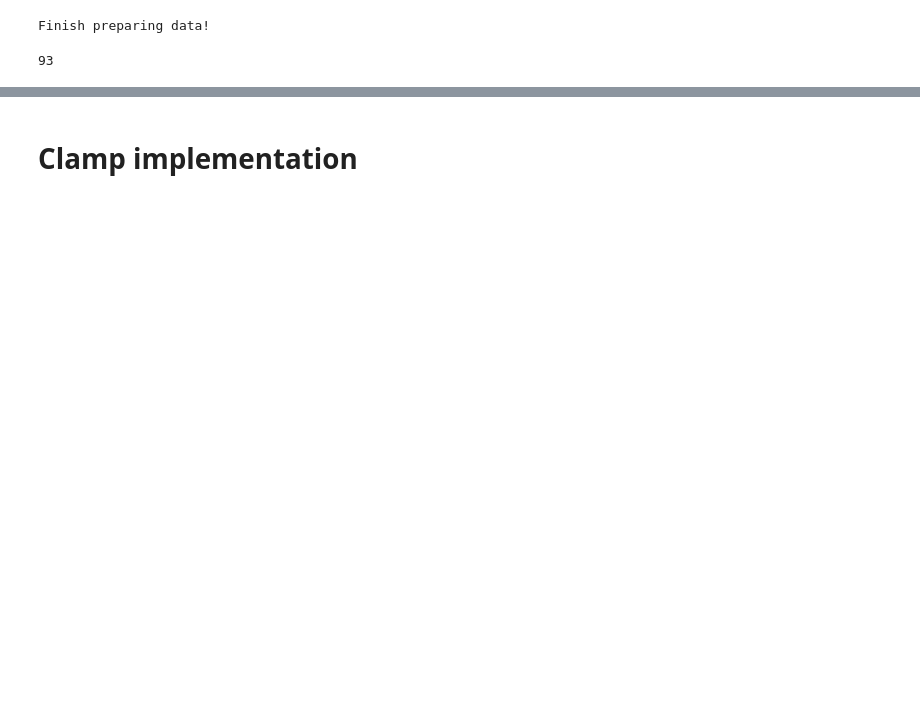
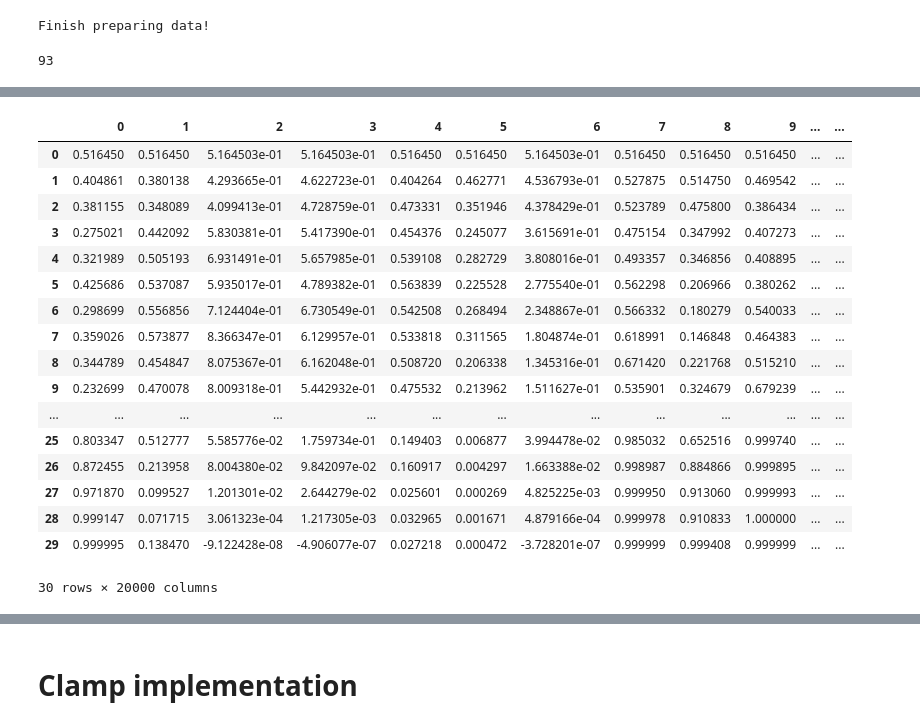
Before and after one commit to dario-bolli/deep-hedging, a Jupyter notebook: Colab_Run.ipynb, the cells around one changed output, grey strips where cells are left out. Drawn from its saved outputs; the diff is of its cells as text; code cells hidden in the pictures; blank space fills up the shorter version.

```diff
--- a/Colab_Run.ipynb
+++ b/Colab_Run.ipynb
@@ -292,0 +382,19 @@ plt.show()
+# %%
+import pandas as pd
+#options = pd.DataFrame(np.array(option)[:,:])
+#wealths = pd.DataFrame(np.array(change_wealth)[:,:,0])
+fig,ax = plt.subplots()
+
+#ax.plot(options[0],label='options')
+ax.plot(wealths.iloc[:,:20],label='wealth')
+
+ax.set(ylabel='Wealth',xlabel='Days')
+
+fig,ax = plt.subplots()
+
+ax.plot(options.iloc[:,:20],label='options')
+#ax.plot(wealths,label='wealth')
+
+ax.set(ylabel='Srtaetgy',xlabel='Days')
+options
+# %% [output]
@@ -292,0 +405,18 @@ plt.show()
+|  | 0 | 1 | 2 | 3 | 4 | 5 | 6 | 7 | 8 | 9 | ... | ... |
+| 0 | 0.516450 | 0.516450 | 5.164503e-01 | 5.164503e-01 | 0.516450 | 0.516450 | 5.164503e-01 | 0.516450 | 0.516450 | 0.516450 | ... | ... |
+| 1 | 0.404861 | 0.380138 | 4.293665e-01 | 4.622723e-01 | 0.404264 | 0.462771 | 4.536793e-01 | 0.527875 | 0.514750 | 0.469542 | ... | ... |
+| 2 | 0.381155 | 0.348089 | 4.099413e-01 | 4.728759e-01 | 0.473331 | 0.351946 | 4.378429e-01 | 0.523789 | 0.475800 | 0.386434 | ... | ... |
+| 3 | 0.275021 | 0.442092 | 5.830381e-01 | 5.417390e-01 | 0.454376 | 0.245077 | 3.615691e-01 | 0.475154 | 0.347992 | 0.407273 | ... | ... |
+| 4 | 0.321989 | 0.505193 | 6.931491e-01 | 5.657985e-01 | 0.539108 | 0.282729 | 3.808016e-01 | 0.493357 | 0.346856 | 0.408895 | ... | ... |
+| 5 | 0.425686 | 0.537087 | 5.935017e-01 | 4.789382e-01 | 0.563839 | 0.225528 | 2.775540e-01 | 0.562298 | 0.206966 | 0.380262 | ... | ... |
+| 6 | 0.298699 | 0.556856 | 7.124404e-01 | 6.730549e-01 | 0.542508 | 0.268494 | 2.348867e-01 | 0.566332 | 0.180279 | 0.540033 | ... | ... |
+| 7 | 0.359026 | 0.573877 | 8.366347e-01 | 6.129957e-01 | 0.533818 | 0.311565 | 1.804874e-01 | 0.618991 | 0.146848 | 0.464383 | ... | ... |
+| 8 | 0.344789 | 0.454847 | 8.075367e-01 | 6.162048e-01 | 0.508720 | 0.206338 | 1.345316e-01 | 0.671420 | 0.221768 | 0.515210 | ... | ... |
+| 9 | 0.232699 | 0.470078 | 8.009318e-01 | 5.442932e-01 | 0.475532 | 0.213962 | 1.511627e-01 | 0.535901 | 0.324679 | 0.679239 | ... | ... |
+| ... | ... | ... | ... | ... | ... | ... | ... | ... | ... | ... | ... | ... |
+| 25 | 0.803347 | 0.512777 | 5.585776e-02 | 1.759734e-01 | 0.149403 | 0.006877 | 3.994478e-02 | 0.985032 | 0.652516 | 0.999740 | ... | ... |
+| 26 | 0.872455 | 0.213958 | 8.004380e-02 | 9.842097e-02 | 0.160917 | 0.004297 | 1.663388e-02 | 0.998987 | 0.884866 | 0.999895 | ... | ... |
+| 27 | 0.971870 | 0.099527 | 1.201301e-02 | 2.644279e-02 | 0.025601 | 0.000269 | 4.825225e-03 | 0.999950 | 0.913060 | 0.999993 | ... | ... |
+| 28 | 0.999147 | 0.071715 | 3.061323e-04 | 1.217305e-03 | 0.032965 | 0.001671 | 4.879166e-04 | 0.999978 | 0.910833 | 1.000000 | ... | ... |
+| 29 | 0.999995 | 0.138470 | -9.122428e-08 | -4.906077e-07 | 0.027218 | 0.000472 | -3.728201e-07 | 0.999999 | 0.999408 | 0.999999 | ... | ... |
+30 rows × 20000 columns
```
Also changed, not shown: parts of 14 cells of this notebook, 10 other files.
